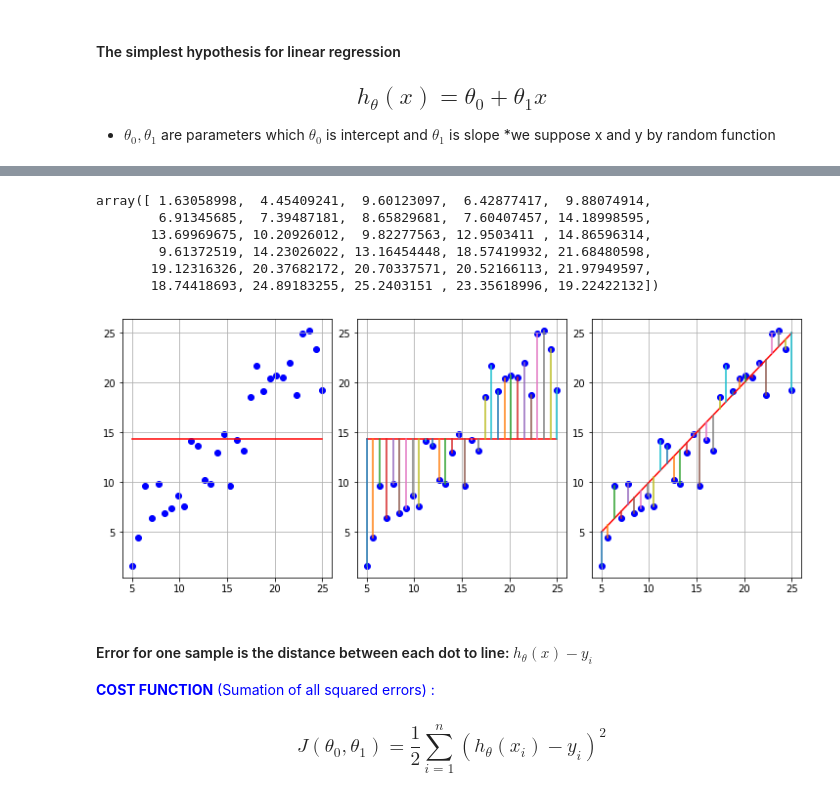
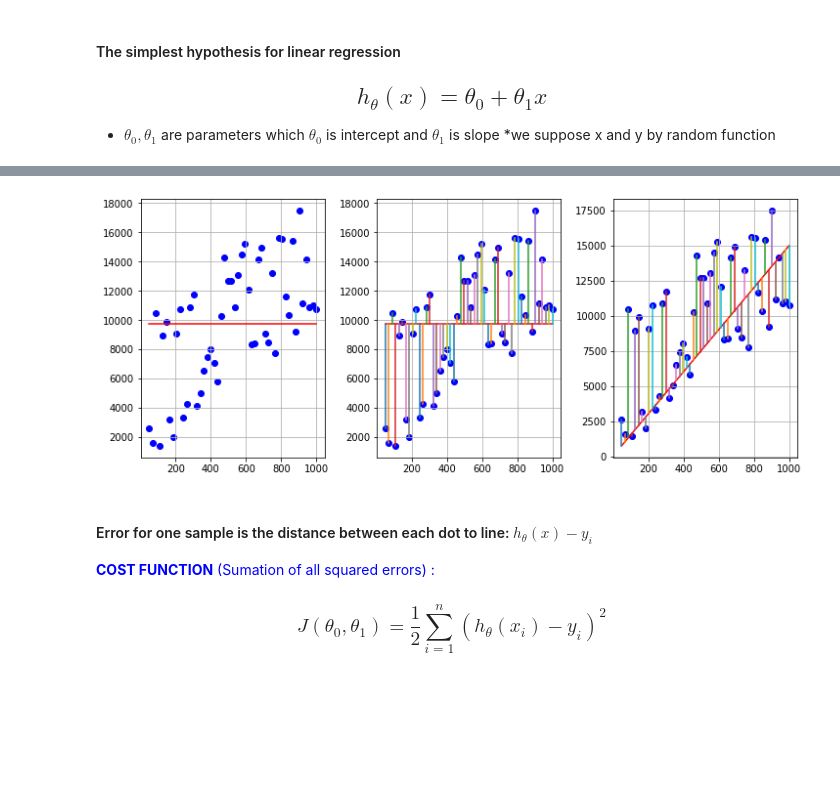
Before and after one commit to MemoGhazi/ML_teaching, a Jupyter notebook: regression_teach.ipynb, the cells around one changed output, grey strips where cells are left out. Saved outputs shown, nothing was run; the diff lists cells and outputs as text; code cells hidden in the pictures; blank space fills up the shorter version.

```diff
--- a/regression_teach.ipynb
+++ b/regression_teach.ipynb
@@ -36,8 +23,14 @@ print(y.shape)
 # sample([size])	Return random floats in the half-open interval [0.0, 1.0).
 # choice(a[, size, replace, p])	Generates a random sample from a given 1-D array
 # bytes(length)	Return random bytes.
-num = 30
-x = np.linspace(5,25,num=num)
-y = x+2*np.random.randn(num)
-plt.scatter(x,y,c='b');
+num = 50
+x = np.linspace(50,1000,num=num)
+y = 10*x  +  np.random.uniform(low=0, high=10000, size=(num,))
+
+plt.figure(figsize=(10, 6))
+plt.scatter(x, y, s=30, c='r', marker='x')
+plt.xlabel('size (Sq. feet)')
+plt.ylabel('price (x100 $)')
+plt.title('House Dataset')
+plt.show()
 # %% [output]
@@ -48,10 +41,3 @@ plt.scatter(x,y,c='b');
 ## $$ h_\theta(x) = \theta_0 + \theta_1 x $$
 * $ \theta_0 , \theta_1 $ are parameters which $ \theta_0 $ is intercept and $ \theta_1 $ is slope
 *we suppose x and y by random function
-# %%
-fig,ax = plt.subplots(1,3)
-colors = list("rgbcmyk")
-for i in ax.flatten():
-    i.plot(x,y_1, color = colors.pop(),linestyle='--')
-    i.scatter(x,y,color = colors.pop())
-    i.grid()
@@ -60,39 +44,30 @@ for i in ax.flatten():
-# %%
-y
-# %% [output]
-array([ 1.63058998,  4.45409241,  9.60123097,  6.42877417,  9.88074914,
-        6.91345685,  7.39487181,  8.65829681,  7.60407457, 14.18998595,
-       13.69969675, 10.20926012,  9.82277563, 12.9503411 , 14.86596314,
-        9.61372519, 14.23026022, 13.16454448, 18.57419932, 21.68480598,
-       19.12316326, 20.37682172, 20.70337571, 20.52166113, 21.97949597,
-       18.74418693, 24.89183255, 25.2403151 , 23.35618996, 19.22422132])
 # %%
 y_1 = np.ones_like(y) * y.mean()
 
 fig = plt.figure(constrained_layout=True, figsize=(10,4))
 grid = gridspec.GridSpec(ncols=3, nrows=1, figure=fig)
 ax1 = fig.add_subplot(grid[0,0])
 ax1 = fig.gca()
 ax1.scatter(x,y,c='b');
 ax1.plot(x,  y_1, color='r');
 plt.grid()
 
 ax2 = fig.add_subplot(grid[0,-2])
 ax2.scatter(x,y,c='b');
 ax2.plot(x,  y_1, color='r');
 for i in range(x.shape[0]):
     plt.plot((x[i],x[i]),(y[i],y_1[i]))
 plt.grid()
 
-y_2 = x
+y_2 = 15*x
 ax3 = fig.add_subplot(grid[0,-1])
 ax3.scatter(x,y,c='b');
 ax3.plot(x,  y_2, color='r');
 for i in range(x.shape[0]):
     plt.plot((x[i],x[i]),(y[i],y_2[i]))
 plt.grid()
 # %% [output]
-[figure, old version]
+[figure, new version]
 # %% [markdown]
 #### Error for one sample is the distance between each dot to line:    $ h_\theta(x) - y_i $
 <font color="blue">  <b>COST FUNCTION</b> (Sumation of all squared errors) : </font>
```
Also changed, not shown: parts of 35 cells of this notebook.
